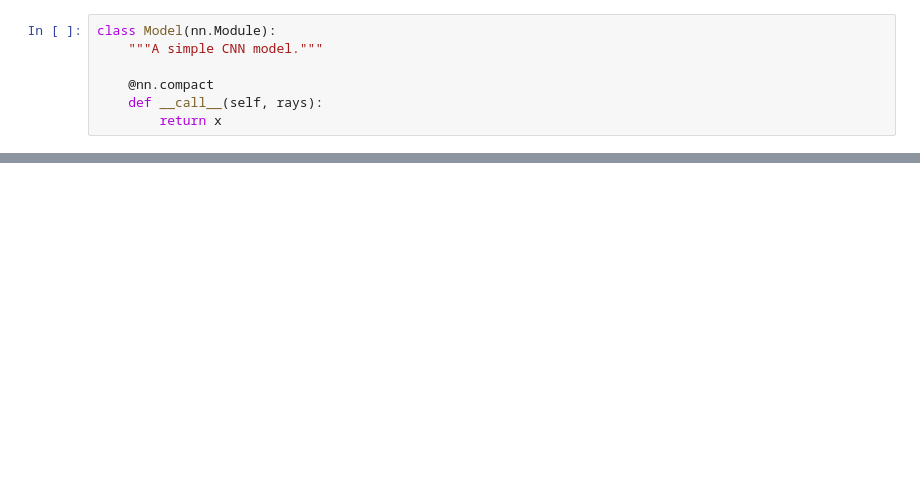
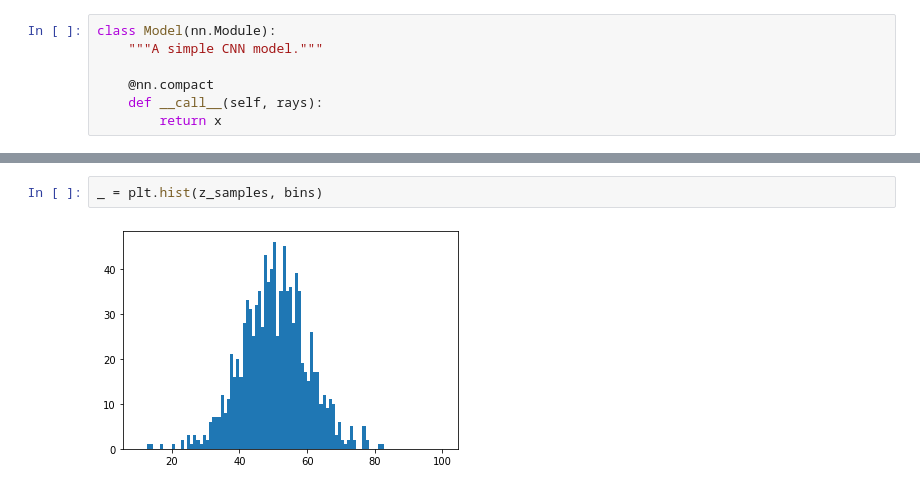
Before and after one commit to liangkaizhang/yet-another-jax-nerf, a Jupyter notebook: scripts/test_model.ipynb, the cells around one changed output, grey strips where cells are left out. Saved outputs shown, nothing was run; the diff lists cells and outputs as text; blank space fills up the shorter version.

```diff
--- a/scripts/test_model.ipynb
+++ b/scripts/test_model.ipynb
@@ -31,0 +198,4 @@ class Model(nn.Module):
+# %%
+_ = plt.hist(z_samples, bins)
+# %% [output]
+[figure, added]
```
Also changed, not shown: parts of 10 cells of this notebook, 6 other files.
